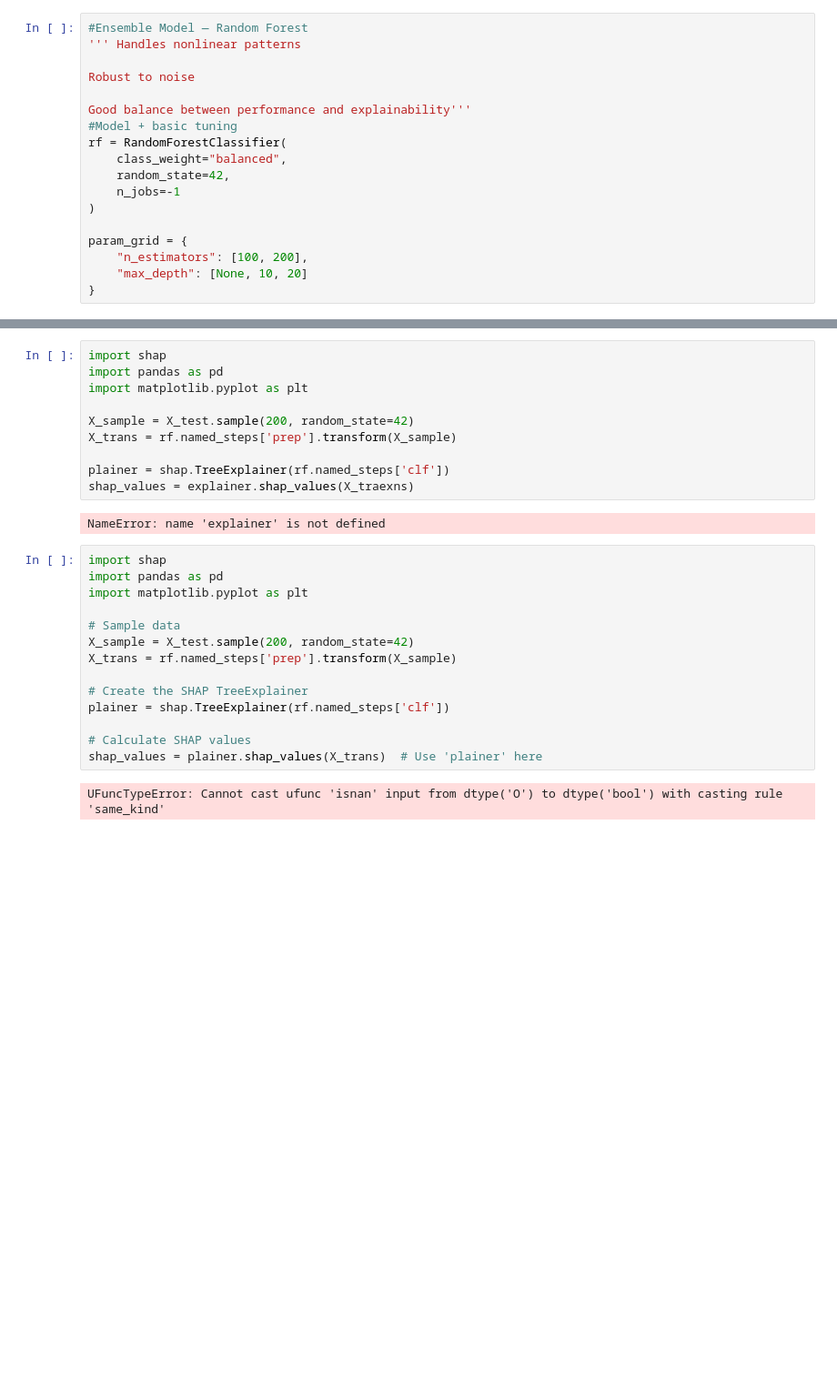
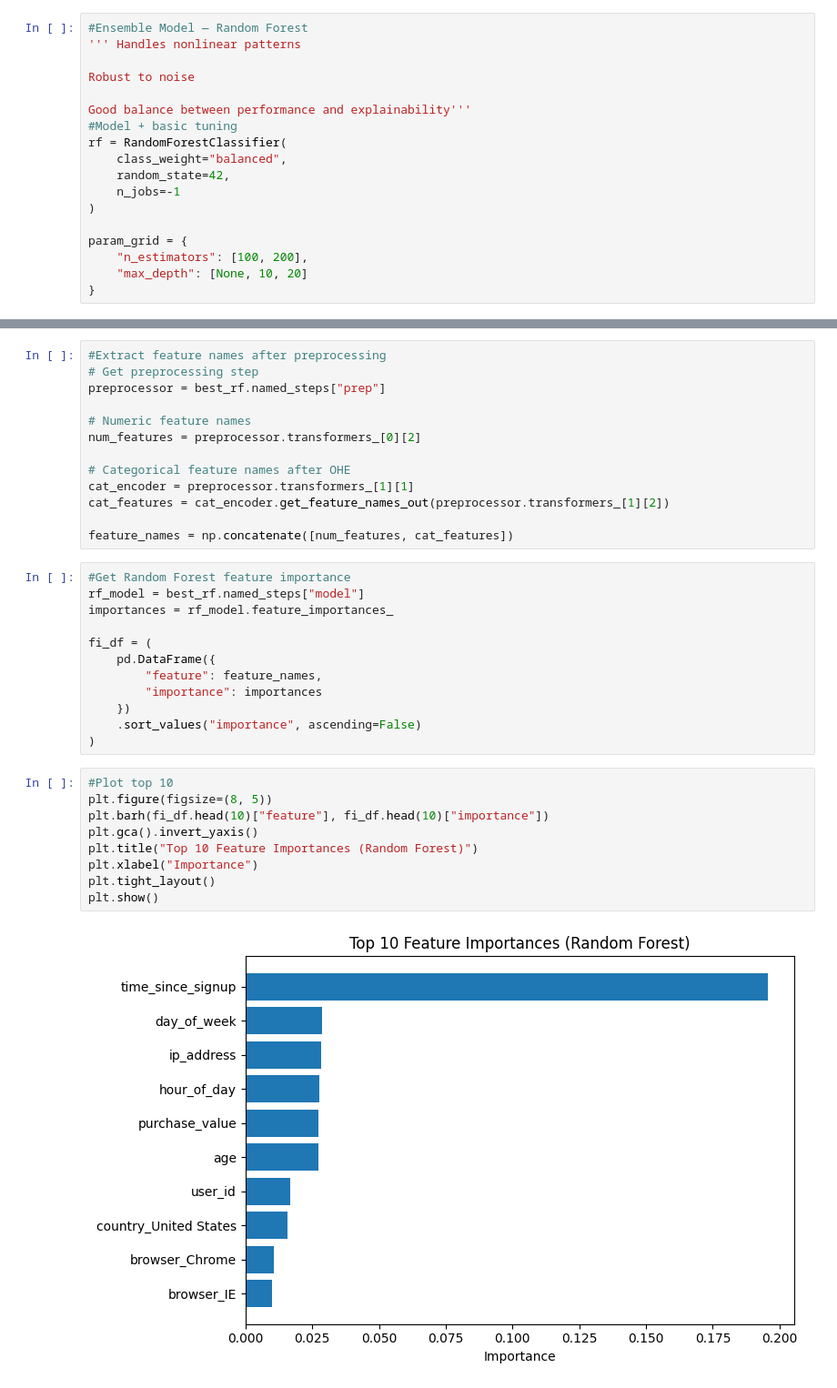
Before and after one commit to biniyamtibebe/Fraud-Detection-for-E-commerce-and-Bank-Transactions, a Jupyter notebook: Notebooks/model.ipynb, the cells around one changed output, grey strips where cells are left out. Shown at 91% size. Saved outputs shown, nothing was run; the diff lists cells and outputs as text; blank space fills up the shorter version.

Commit message:
model training and explainabilty

```diff
--- a/Notebooks/model.ipynb
+++ b/Notebooks/model.ipynb
@@ -674,28 +229,36 @@ RF AUC‑PR: 0.6348437370078426
-# %%
-import shap
-import pandas as pd
-import matplotlib.pyplot as plt
-
-X_sample = X_test.sample(200, random_state=42)
-X_trans = rf.named_steps['prep'].transform(X_sample)
-
-plainer = shap.TreeExplainer(rf.named_steps['clf'])
-shap_values = explainer.shap_values(X_traexns)
-# %% [output]
-NameError: name 'explainer' is not defined
-# %%
-import shap
-import pandas as pd
-import matplotlib.pyplot as plt
-
-# Sample data
-X_sample = X_test.sample(200, random_state=42)
-X_trans = rf.named_steps['prep'].transform(X_sample)
-
-# Create the SHAP TreeExplainer
-plainer = shap.TreeExplainer(rf.named_steps['clf'])
-
-# Calculate SHAP values
-shap_values = plainer.shap_values(X_trans)  # Use 'plainer' here
-# %% [output]
-UFuncTypeError: Cannot cast ufunc 'isnan' input from dtype('O') to dtype('bool') with casting rule 'same_kind'
+# %%
+#Extract feature names after preprocessing
+# Get preprocessing step
+preprocessor = best_rf.named_steps["prep"]
+
+# Numeric feature names
+num_features = preprocessor.transformers_[0][2]
+
+# Categorical feature names after OHE
+cat_encoder = preprocessor.transformers_[1][1]
+cat_features = cat_encoder.get_feature_names_out(preprocessor.transformers_[1][2])
+
+feature_names = np.concatenate([num_features, cat_features])
+# %%
+#Get Random Forest feature importance
+rf_model = best_rf.named_steps["model"]
+importances = rf_model.feature_importances_
+
+fi_df = (
+    pd.DataFrame({
+        "feature": feature_names,
+        "importance": importances
+    })
+    .sort_values("importance", ascending=False)
+)
+# %%
+#Plot top 10
+plt.figure(figsize=(8, 5))
+plt.barh(fi_df.head(10)["feature"], fi_df.head(10)["importance"])
+plt.gca().invert_yaxis()
+plt.title("Top 10 Feature Importances (Random Forest)")
+plt.xlabel("Importance")
+plt.tight_layout()
+plt.show()
+# %% [output]
+[figure, added]
```
Also changed, not shown: parts of 40 cells of this notebook, 1 other file.
